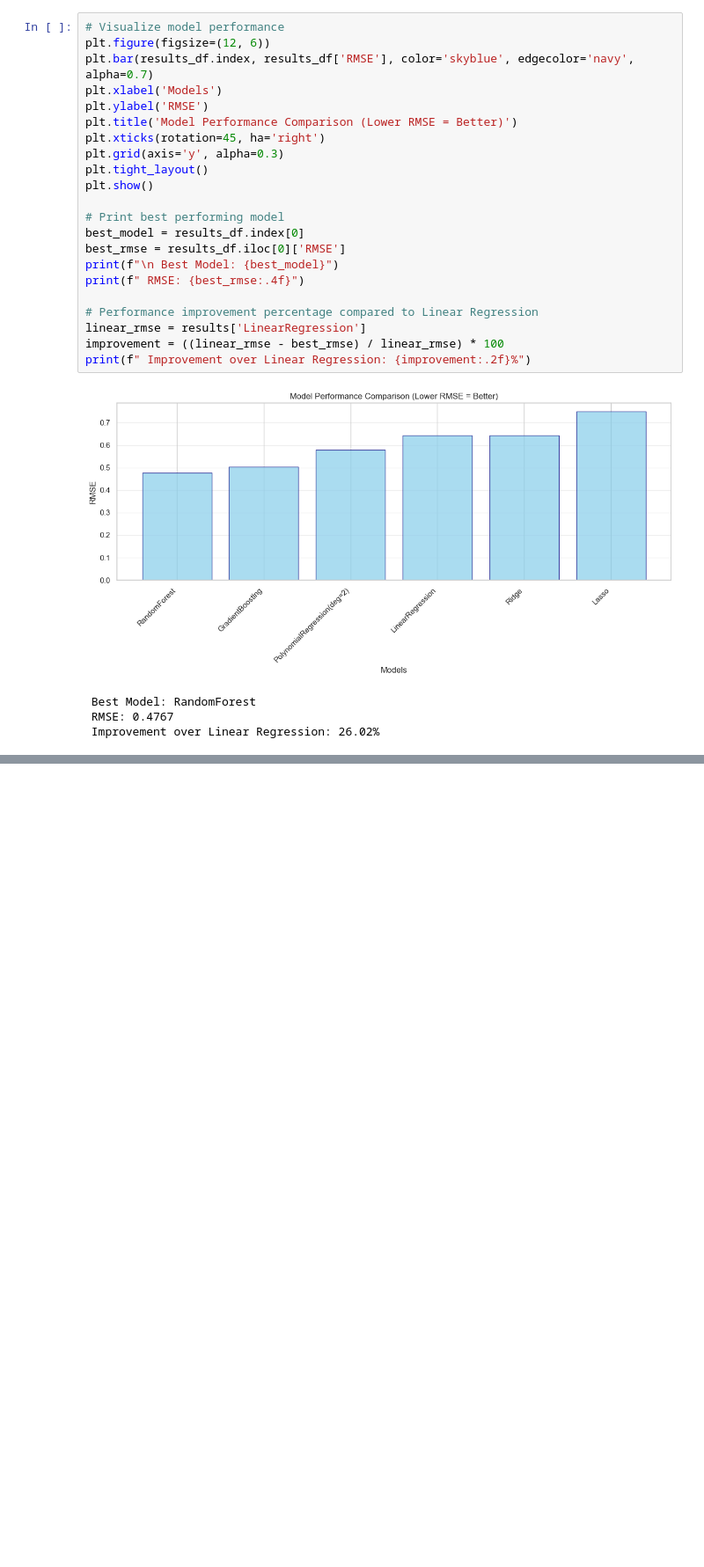
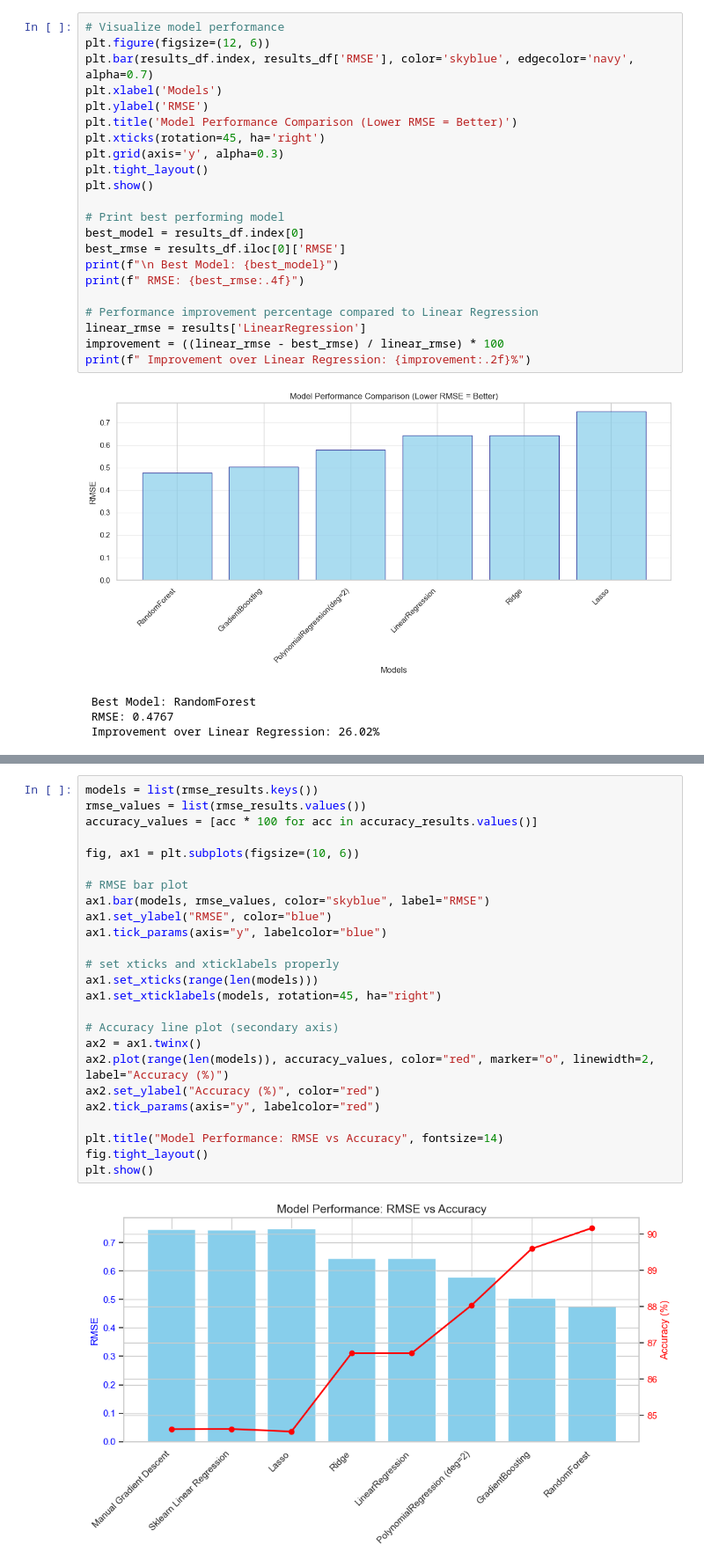
Before and after one commit to Abul-Basar-Alba/MachineLearning, a Jupyter notebook: Assignment/Different_Learning_rate.ipynb, the cells around one changed output, grey strips where cells are left out. Shown at 88% size. Saved outputs shown, nothing was run; the diff lists cells and outputs as text; blank space fills up the shorter version.

```diff
--- a/Assignment/Different_Learning_rate.ipynb
+++ b/Assignment/Different_Learning_rate.ipynb
@@ -421,3 +416,30 @@ print(f"   Improvement over {worst_model['Model']}: {improvement:.2f}%")
  Best Model: RandomForest
    Accuracy: 90.17%
    Improvement over Lasso: 5.61%
+# %%
+models = list(rmse_results.keys())
+rmse_values = list(rmse_results.values())
+accuracy_values = [acc * 100 for acc in accuracy_results.values()]
+
+fig, ax1 = plt.subplots(figsize=(10, 6))
+
+# RMSE bar plot
+ax1.bar(models, rmse_values, color="skyblue", label="RMSE")
+ax1.set_ylabel("RMSE", color="blue")
+ax1.tick_params(axis="y", labelcolor="blue")
+
+# set xticks and xticklabels properly
+ax1.set_xticks(range(len(models)))
+ax1.set_xticklabels(models, rotation=45, ha="right")
+
+# Accuracy line plot (secondary axis)
+ax2 = ax1.twinx()
+ax2.plot(range(len(models)), accuracy_values, color="red", marker="o", linewidth=2, label="Accuracy (%)")
+ax2.set_ylabel("Accuracy (%)", color="red")
+ax2.tick_params(axis="y", labelcolor="red")
+
+plt.title("Model Performance: RMSE vs Accuracy", fontsize=14)
+fig.tight_layout()
+plt.show()
+# %% [output]
+[figure, added]
```
Also changed, not shown: parts of 3 cells of this notebook, 1 other file.
